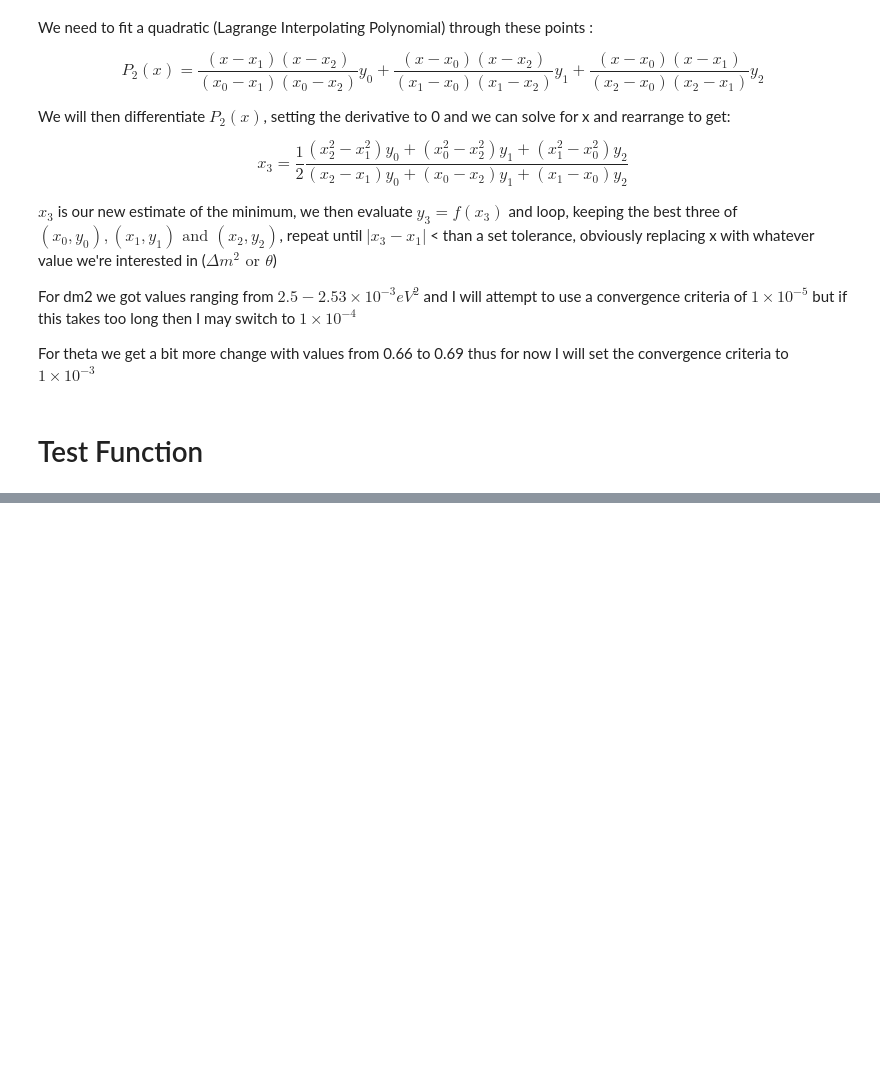
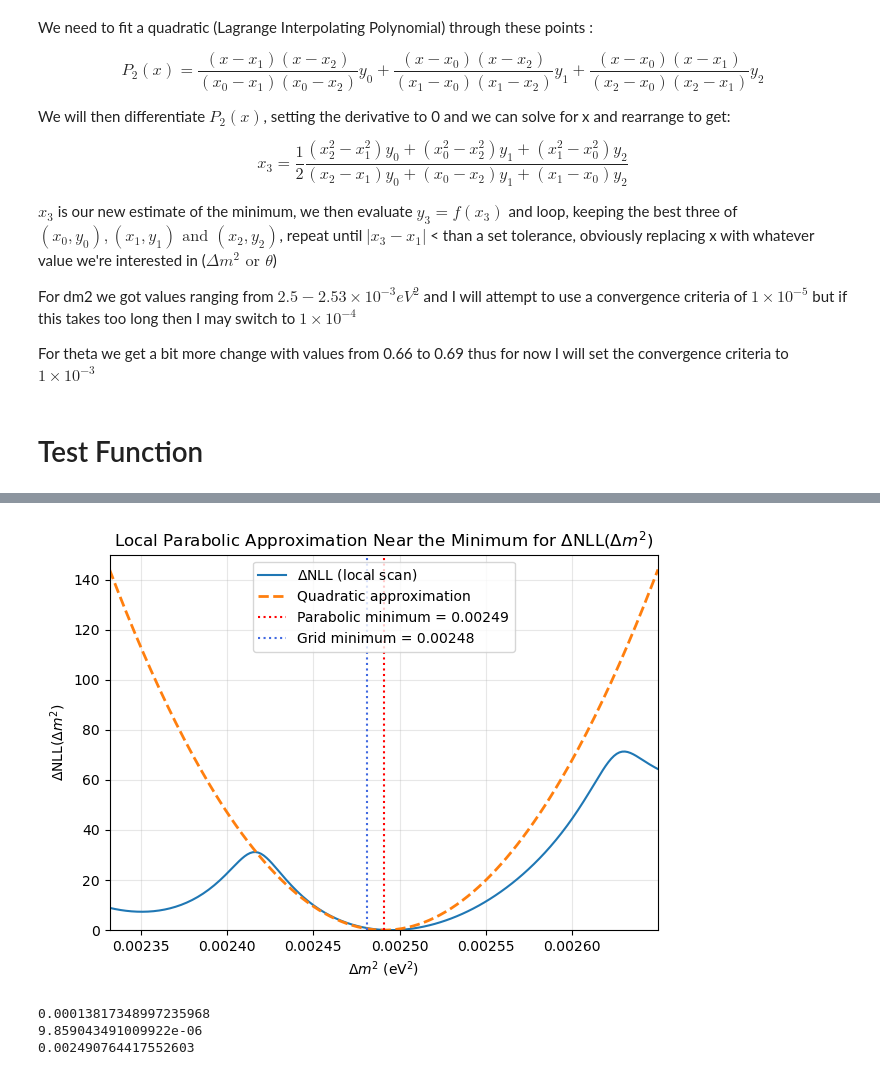
Before and after one commit to xyzenithh/Computational_Physics_Project, a Jupyter notebook: task3_4.ipynb, the cells around one changed output, grey strips where cells are left out. Drawn from its saved outputs; the diff is of its cells as text; code cells hidden in the pictures; blank space fills up the shorter version.

```diff
--- a/task3_4.ipynb
+++ b/task3_4.ipynb
@@ -105,16 +133,16 @@ def nll_theta(theta):
 # %%
 # choosing equally spaced starting points for dm2 initial guesses so that they bracket the min
 
-dm2_0 = 1.5e-3
+dm2_0 = 1.4e-3
 dm2_1 = 2.4e-3
-dm2_2 = 3.5e-3
+dm2_2 = 3.4e-3
 
-t0 = 0.4
-t1 = 0.7
-t2 = 1.0
+t0 = 0
+t1 = 0.6
+t2 = 1.2
 
-dm2_min, nll_dm2_min = parabolic(nll_dm2, dm2_0, dm2_1, dm2_2, tol = 1e-5)
+dm2_min, nll_dm2_min, dm2_vals, nll_dm2_vals= parabolic(nll_dm2, dm2_0, dm2_1, dm2_2, tol = 1e-5)
 
 
-theta_min, nll_theta_min = parabolic(nll_theta, t0, t1, t2, tol = 1e-3)
+theta_min, nll_theta_min, theta_vals, nll_theta_vals = parabolic(nll_theta, t0, t1, t2, tol = 1e-3)
 # %%
@@ -123,0 +165,48 @@ print(dm2_min, theta_min)
+# %%
+# best 3 points
+x_fit = dm2_vals[np.argsort(nll_dm2_vals)[:3]]
+y_fit = nll_dm2_vals[np.argsort(nll_dm2_vals)[:3]]
+
+# Lagrange-based quadratic vertex
+x0f, x1f, x2f = x_fit[np.argsort(x_fit)]
+y0f, y1f, y2f = y_fit[np.argsort(x_fit)]
+
+
+denom =(x0f-x1f)*(x0f-x2f)*(x1f-x2f)
+if np.abs(denom)< 1e-20:
+    print(':/')
+
+A = (x2f*(y1f-y0f) + x1f*(y0f-y2f) + x0f*(y2f-y1f))/ denom
+B = (x2f**2*(y0f-y1f) + x1f**2*(y2f-y0f) + x0f**2*(y1f-y2f))/denom
+C = y0f - A*x0f**2 - B*x0f
+
+# smooth curve around minimum
+x_min = -B/(2*A)
+dx = 10*np.abs(x_fit[1] - x_fit[0])
+x_range = np.linspace(x_min - dx, x_min + dx, 200)
+quad = A*x_range**2 + B*x_range + C
+
+plt.plot(x_range, [nll_dm2(x) for x in x_range] - np.min([nll_dm2(x) for x in x_range]), label='$\Delta$NLL (local scan)')
+plt.plot(x_range, quad - (C - B**2/(4*A)) , '--', linewidth=2, label='Quadratic approximation')
+plt.axvline(x_min, linestyle=':', color='red', label=f'Parabolic minimum = {x_min:.5f}')
+plt.axvline(dm2_min, linestyle=':', color='royalblue', label=f'Grid minimum = {dm2_min:.5f}')
+
+plt.xlabel('$\Delta m^2$ (eV$^2$)')
+plt.ylabel('$\Delta$NLL($\Delta m^2$)')
+plt.title('Local Parabolic Approximation Near the Minimum for $\Delta$NLL($\Delta m^2$)')
+plt.legend()
+plt.xlim(x_range.min(), x_range.max())
+plt.ylim(0, 150)
+plt.grid(1, alpha=0.3)
+plt.tight_layout()
+plt.show()
+# %% [output]
+[figure, added]
+# %%
+print(abs(nll(x_min, theta_approx) - nll(dm2_min, theta_approx)))
+print(abs(x_min - dm2_min))
+print(x_min)
+# %% [output]
+0.00013817348997235968
+9.859043491009922e-06
+0.002490764417552603
```
Also changed, not shown: parts of 6 cells of this notebook, 7 other files.
